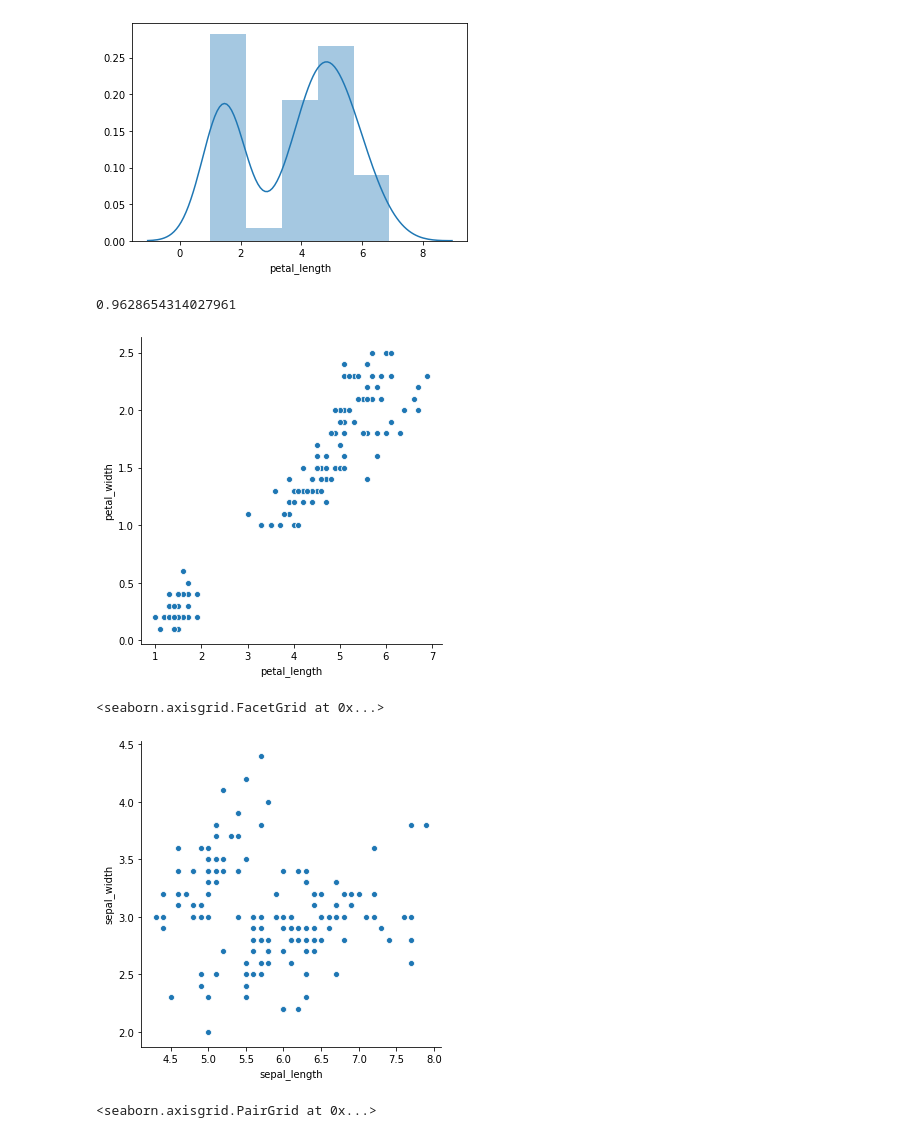
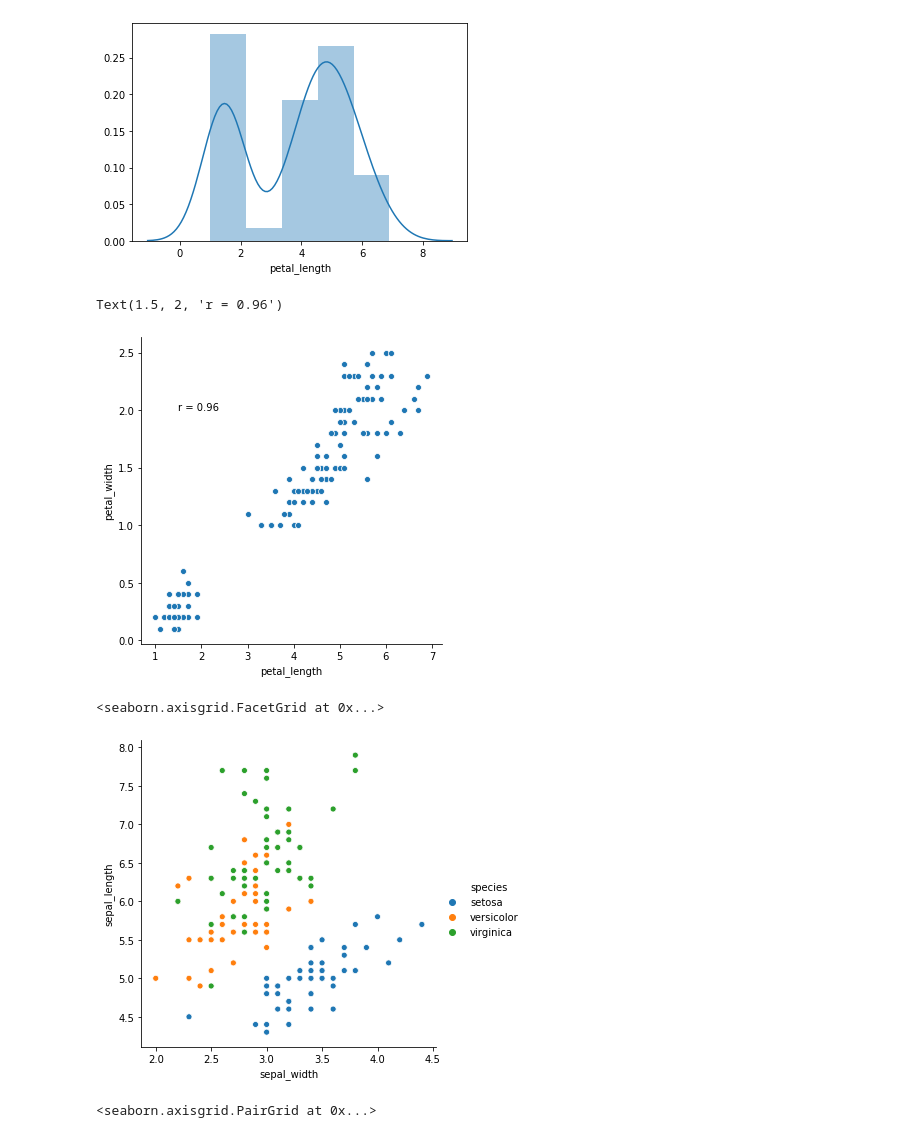
Before and after one commit to cari-holmes/python-exercises, a Jupyter notebook: 4.9_seaborn_exercises.ipynb, the cells around one changed output. Cells and saved outputs as stored; diff of their text form; code cells hidden in the pictures.

```diff
--- a/4.9_seaborn_exercises.ipynb
+++ b/4.9_seaborn_exercises.ipynb
@@ -24,17 +24,19 @@ sns.distplot(iris.petal_length)
 # %%
 #2. Is there a correlation between petal length and petal width?
 sns.relplot(data=iris, x="petal_length", y='petal_width')
-iris.petal_length.corr(iris.petal_width)
+r = iris.petal_length.corr(iris.petal_width)
+#iris.corr()
+plt.text(1.5, 2, f'r = {r:.2}')
 # %% [output]
-0.9628654314027961
+Text(1.5, 2, 'r = 0.96')
-[figure, old version]
+[figure, new version]
 # %%
 #3. Would it be reasonable to predict species based on sepal width and sepal length?
-sns.relplot(data=iris, x='sepal_length', y='sepal_width')
+sns.relplot(data=iris, x='sepal_width', y='sepal_length', hue='species')
 ### no
 # %% [output]
 <seaborn.axisgrid.FacetGrid at 0x...>
-[figure, old version]
+[figure, new version]
 # %%
 #4. Which features would be best used to predict species?
 # petal length and width would be better to predict species
```
Also changed, not shown: parts of 7 cells of this notebook.
